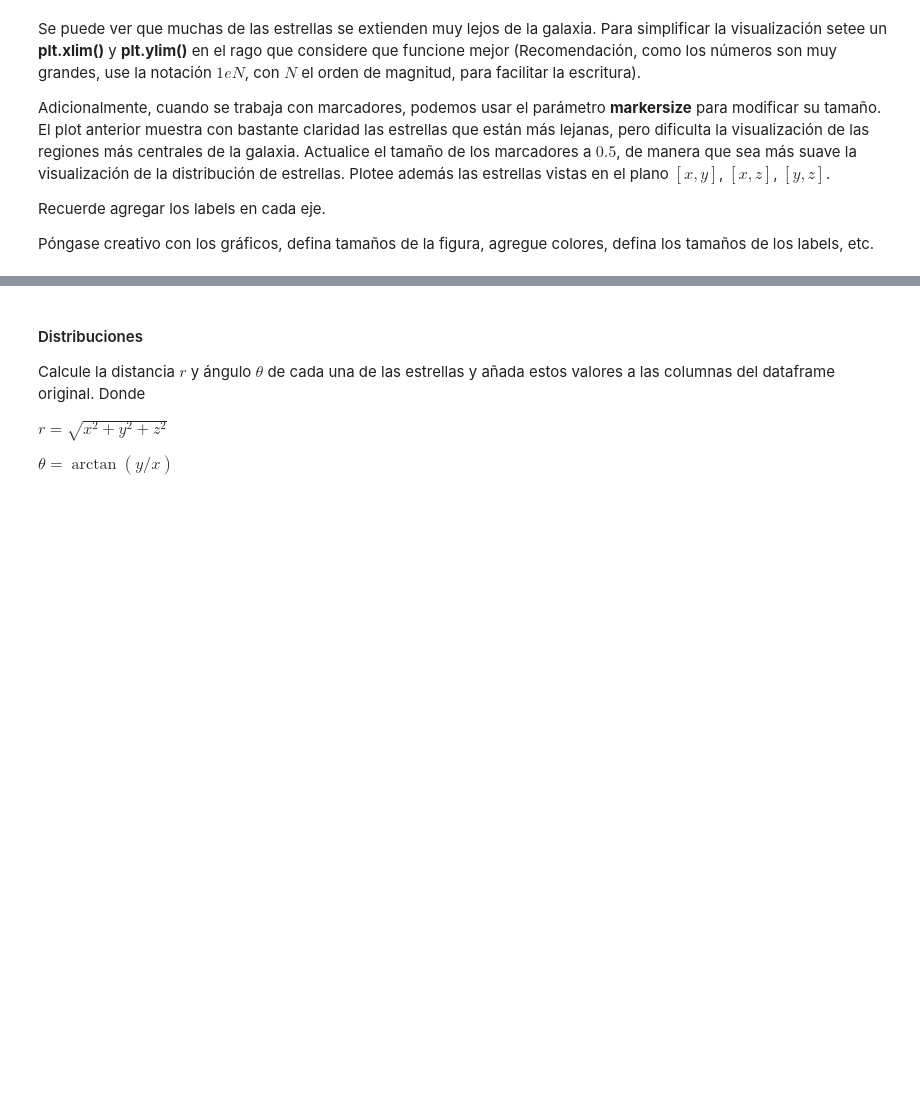
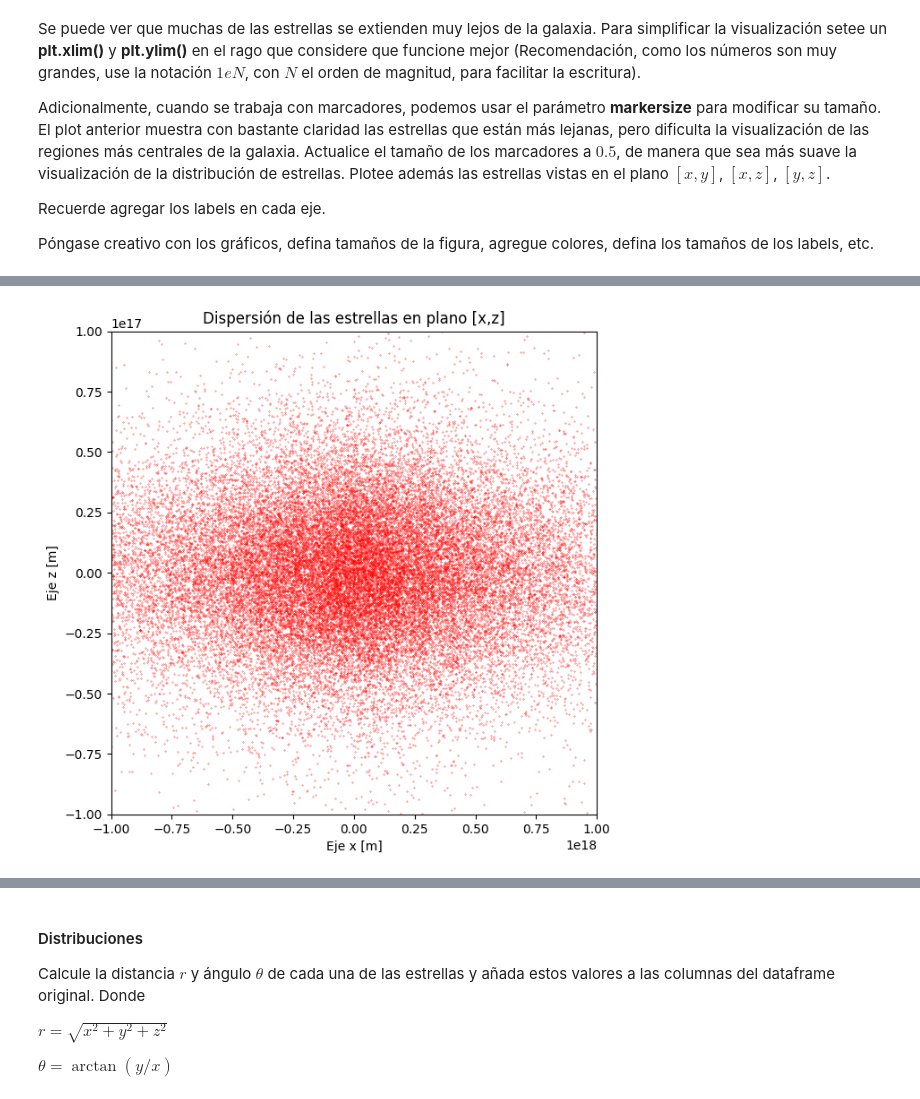
Before and after one commit to Xavier204/Tarea-1, a Jupyter notebook: Tarea_1.ipynb, the cells around one changed output, grey strips where cells are left out. Drawn from its saved outputs; the diff is of its cells as text; code cells hidden in the pictures; blank space fills up the shorter version.

```diff
--- a/Tarea_1.ipynb
+++ b/Tarea_1.ipynb
@@ -494,0 +491,15 @@ plt.show()
+# %%
+# Grafique vista en plano [x, z] aquí
+plt.figure(figsize=(7, 7))
+
+plt.xlim(-1e18,1e18)
+plt.ylim(-1e17,1e17)
+plt.plot(df_galaxy['x[m]'], df_galaxy['z[m]'], marker='.', linestyle='', markersize=0.5, color="red")
+
+
+plt.xlabel("Eje x [m]", fontsize=10)
+plt.ylabel("Eje z [m]", fontsize=10)
+plt.title("Dispersión de las estrellas en plano [x,z]")
+plt.show()
+# %% [output]
+[figure, added]
```
Also changed, not shown: parts of 7 cells of this notebook.
